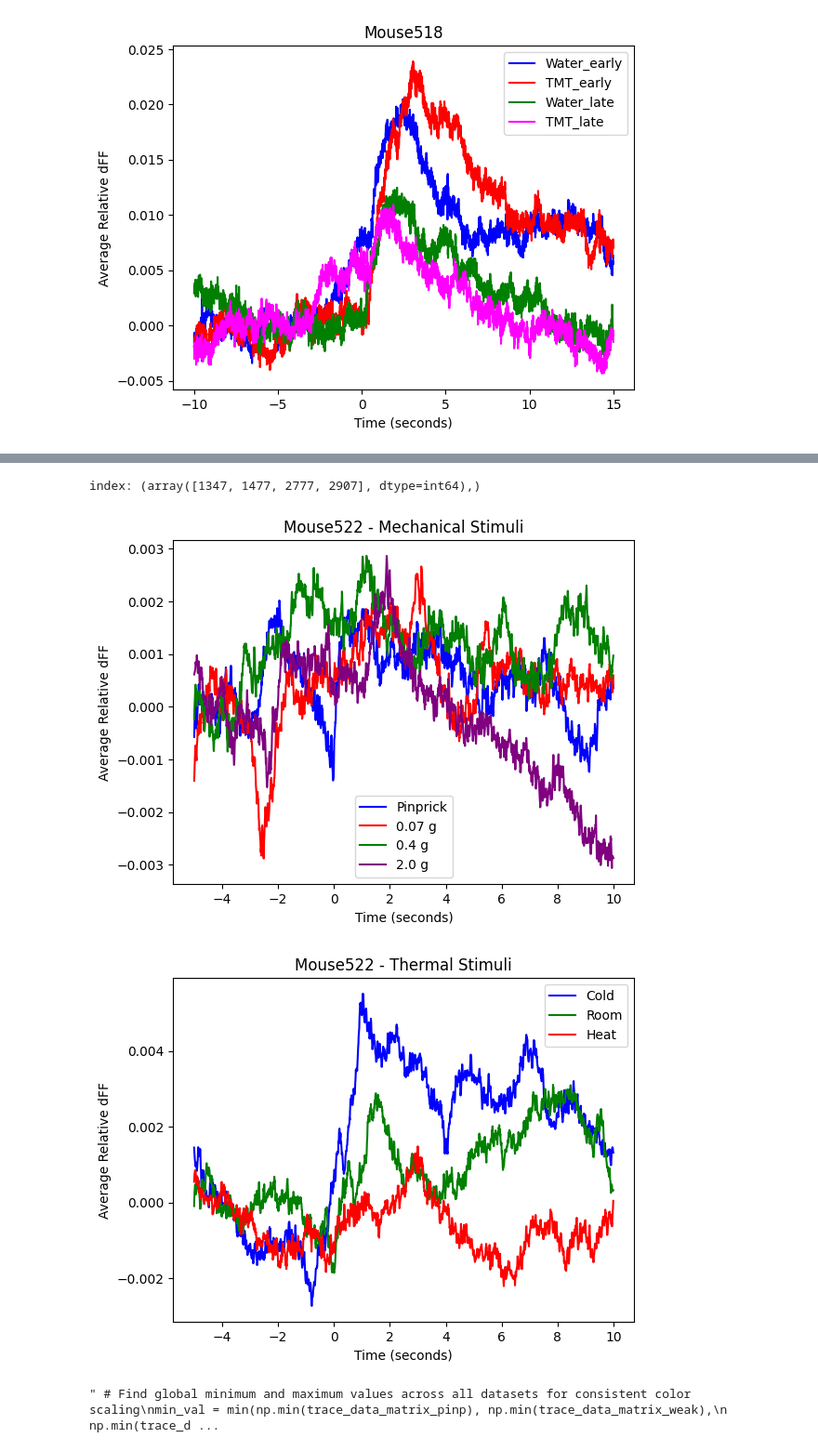
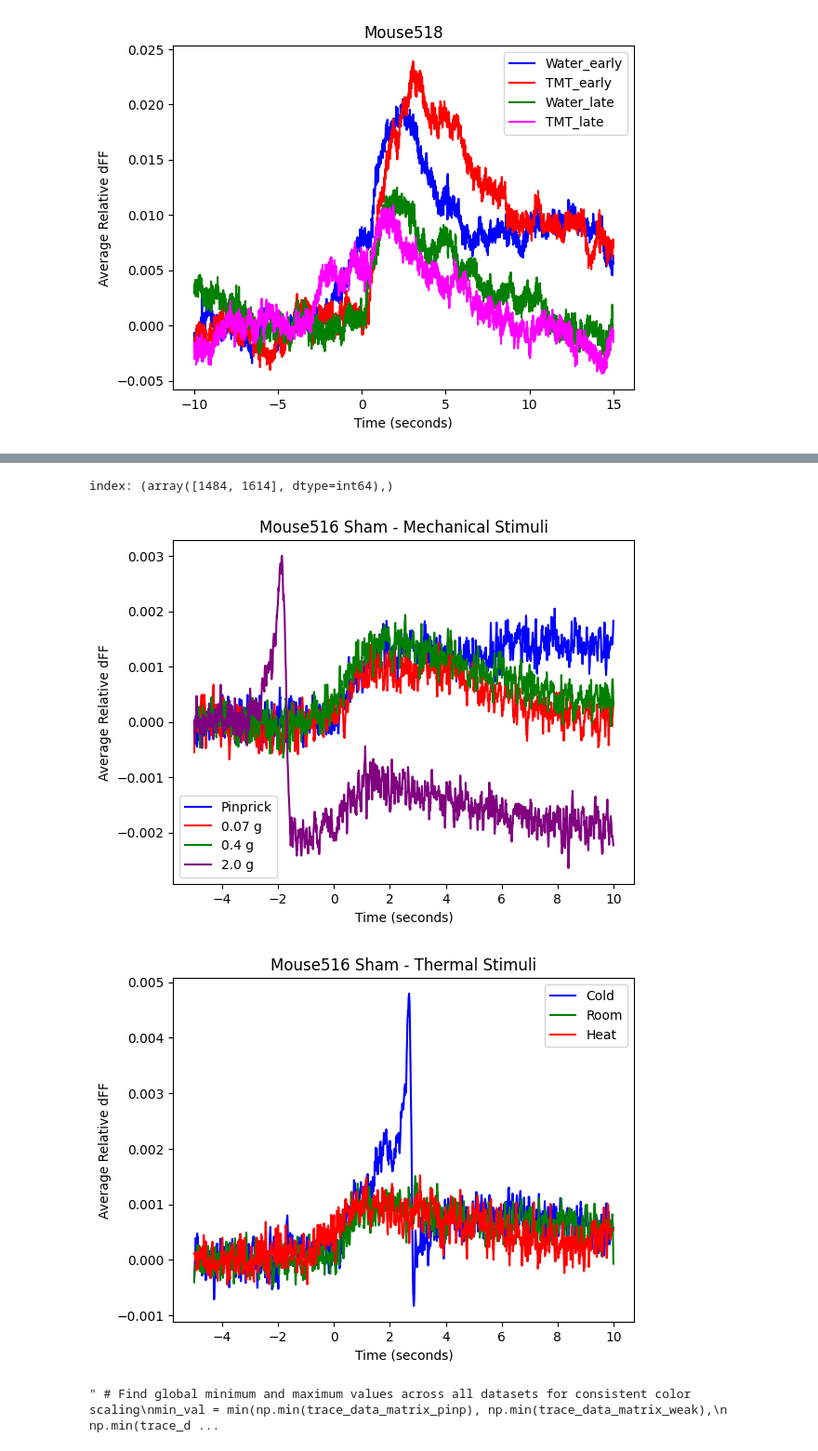
Before and after one commit to MagM00/nevian_lab, a Jupyter notebook: sensory_stim_analysis/sens_FP_analysis-617_618.ipynb, the cells around one changed output, grey strips where cells are left out. Shown at 93% size. Cells and saved outputs as stored; diff of their text form; code cells hidden in the pictures.

```diff
--- a/sensory_stim_analysis/sens_FP_analysis-617_618.ipynb
+++ b/sensory_stim_analysis/sens_FP_analysis-617_618.ipynb
@@ -795,11 +795,13 @@ ppd_file_path = r'E:\sensory_stim\fp\521-2023-11-29-124050.ppd'
 ppd_file_path = r'E:\sensory_stim\fp\522-2023-11-29-160103.ppd'
 ppd_file_path = r'E:\sensory_stim\fp\618-2023-11-16-173028.ppd'
 ppd_file_path = r'E:\sensory_stim\fp\617-2023-11-22-121443.ppd'
-
+ppd_file_path = r'E:\sensory_stim\grabda\sham\516_sham-2024-03-13-165123.ppd'
+#ppd_file_path = r'E:\sensory_stim\grabda\SNI\522_SNI-2024-03-18-183638.ppd'
 
 
 # Load the Excel file
-file_path = 'E:/sensory_stim/JH617_log.xlsx'
+file_path = 'E:/sensory_stim/behavior/sham/516_log.xlsx'
+#file_path = 'E:/sensory_stim/behavior/SNI/522_log.xlsx'
 excel_data = pd.read_excel(file_path)
 
 # Extract the stimulus (Stim) value from the 'Event' column
@@ -815,7 +817,8 @@ ledonset = 1678
 ledonset = 582
 ledonset = 2469
 ledonset = 502
-
+ledonset = 623
+#ledonset = 504
 
 pre_start = 5
 post_start = 10
@@ -889,7 +892,7 @@ excel_data['Time'] = ((excel_data['Frame'] - ledonset) / fps).astype(str)
 
 # Organize data into a dictionary
 data = {
-    'Mouse618': {
+    'Mouse': {
         'Stim': excel_data['Stim'].tolist(),
         'Time': excel_data['Time'].tolist()
     }
@@ -897,8 +900,8 @@ data = {
 
 # Use `data` as needed in your analysis
 
-stim_data = data['Mouse618']['Stim']
-time_stamps = data['Mouse618']['Time']
+stim_data = data['Mouse']['Stim']
+time_stamps = data['Mouse']['Time']
 sampling_rate = 130
 fps = 30
 
@@ -975,7 +978,7 @@ plt.plot(np.arange(-pre_start, post_start, 1/sampling_rate), average_trace_mild,
 plt.plot(np.arange(-pre_start, post_start, 1/sampling_rate), average_trace_hard, label='2.0 g', color='purple')
 plt.xlabel('Time (seconds)')
 plt.ylabel('Average Relative dFF')
-plt.title('Mouse522 - Mechanical Stimuli')
+plt.title('Mouse516 Sham - Mechanical Stimuli')
 plt.legend()
 plt.show()
 
@@ -997,7 +1000,7 @@ plt.plot(np.arange(-pre_start, post_start, 1/sampling_rate), average_trace_warm,
 
 plt.xlabel('Time (seconds)')
 plt.ylabel('Average Relative dFF')
-plt.title('Mouse522 - Thermal Stimuli')
+plt.title('Mouse516 Sham - Thermal Stimuli')
 plt.legend()
 plt.show()
 
@@ -1036,6 +1039,6 @@ def plot_heatmap(data_matrix, title, pre_start, post_start, sampling_rate, vmin,
-index: (array([1347, 1477, 2777, 2907], dtype=int64),)
+index: (array([1484, 1614], dtype=int64),)
-[figure, old version]
+[figure, new version]
-[figure, old version]
+[figure, new version]
 " # Find global minimum and maximum values across all datasets for consistent color scaling\nmin_val = min(np.min(trace_data_matrix_pinp), np.min(trace_data_matrix_weak),\n              np.min(trace_d ...
 # %%
 traces = {
```
Also changed, not shown: parts of 2 cells of this notebook.
